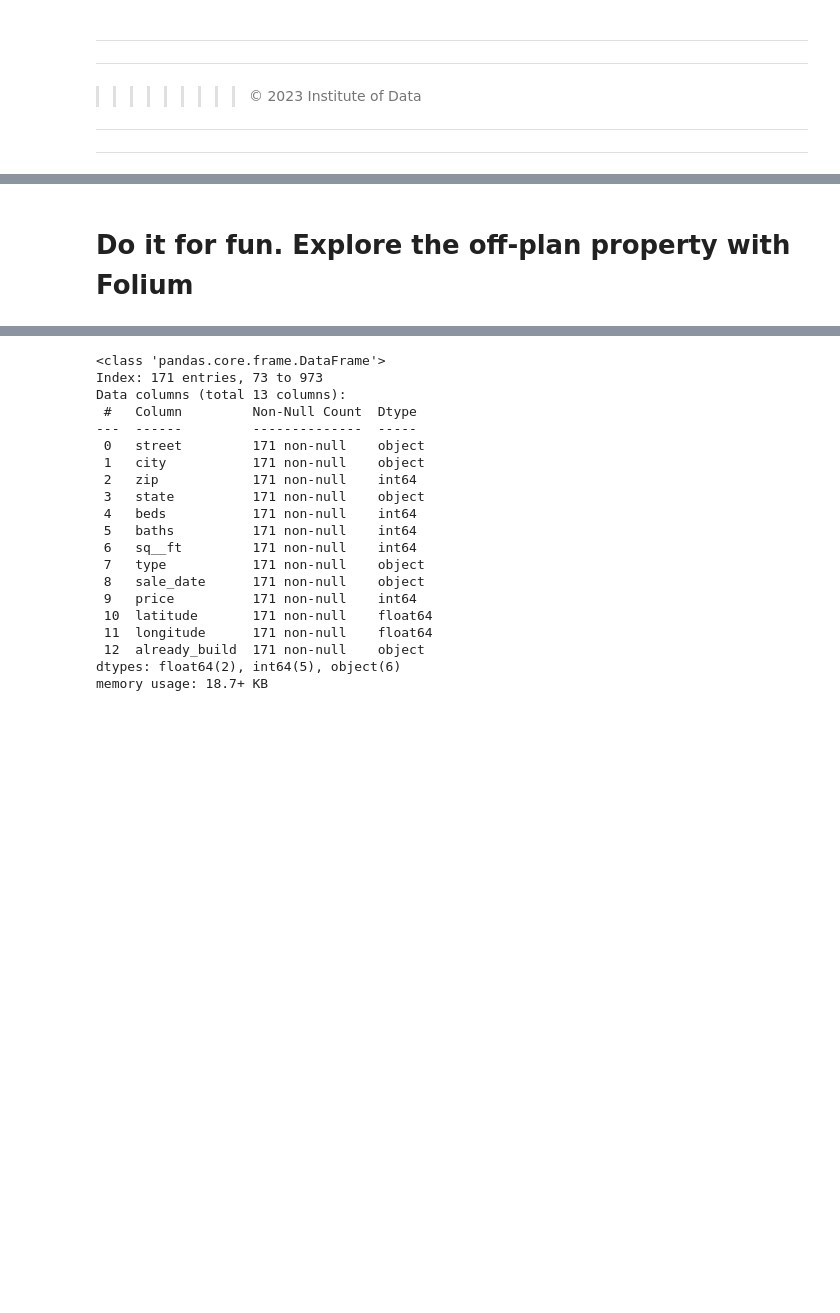
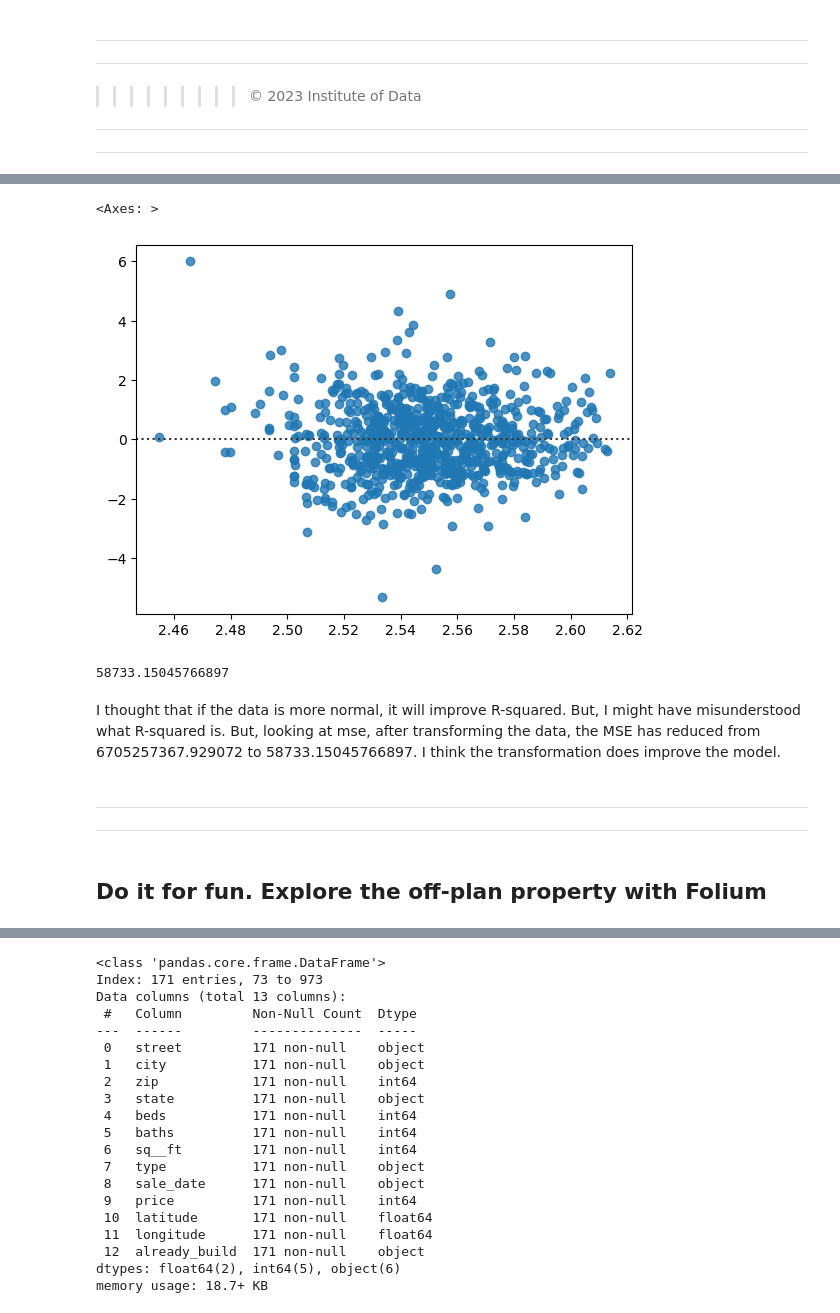
Before and after one commit to KAnantanawat0/IOD, a Jupyter notebook: Module_4/Lab 4/IOD_Lab 4.1.1.ipynb, the cells around one changed output, grey strips where cells are left out. Drawn from its saved outputs; the diff is of its cells as text; code cells hidden in the pictures; blank space fills up the shorter version.

Commit message:
update lab 4.1.1 to have mse

```diff
--- a/Module_4/Lab 4/IOD_Lab 4.1.1.ipynb
+++ b/Module_4/Lab 4/IOD_Lab 4.1.1.ipynb
@@ -522,5 +564,23 @@ Predicted price : $178303.12
+# %%
+sns.residplot(x=sq_t,y=price_t)
+# %% [output]
+<Axes: >
+[figure, added]
+# %%
+from sklearn.metrics import mean_squared_error
+
+y = price_t
+y_hat = 50.95627162942639 - 105.46101060549333 * sq_t
+mean_squared_error(y,y_hat)
+# %% [output]
+58733.15045766897
+# %% [markdown]
+I thought that if the data is more normal, it will improve R-squared. But, I might have misunderstood what R-squared is. But, looking at mse, after transforming the data, the MSE has reduced from 6705257367.929072 to 58733.15045766897. I think the transformation does improve the model.
+# %% [markdown]
+---
+---
 # %% [markdown]
-# Do it for fun. Explore the off-plan property with Folium
+## Do it for fun. Explore the off-plan property with Folium
 # %%
 df_no.describe(include='all')
 # %% [output]
```
Also changed, not shown: parts of 7 cells of this notebook, 1 other file.
